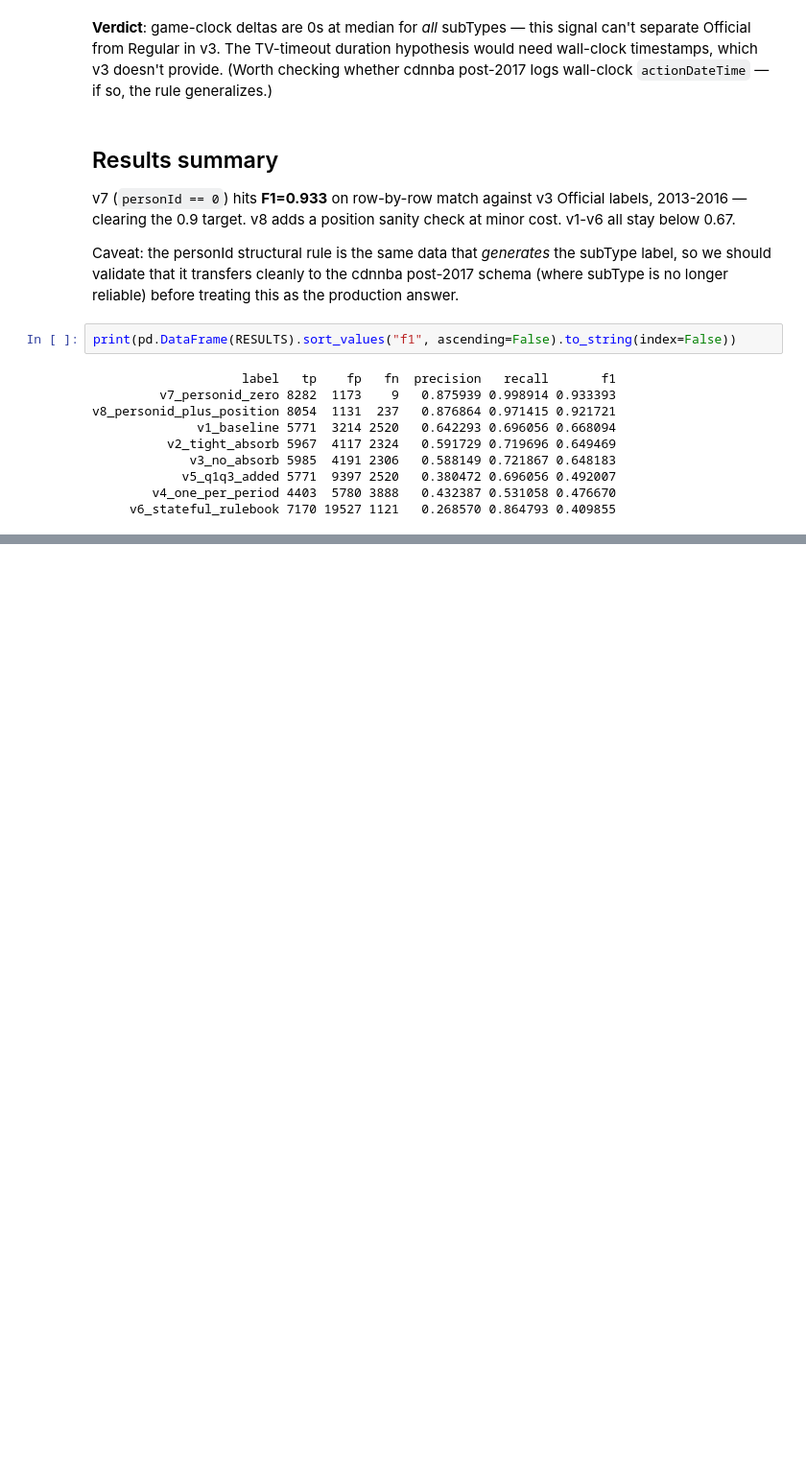
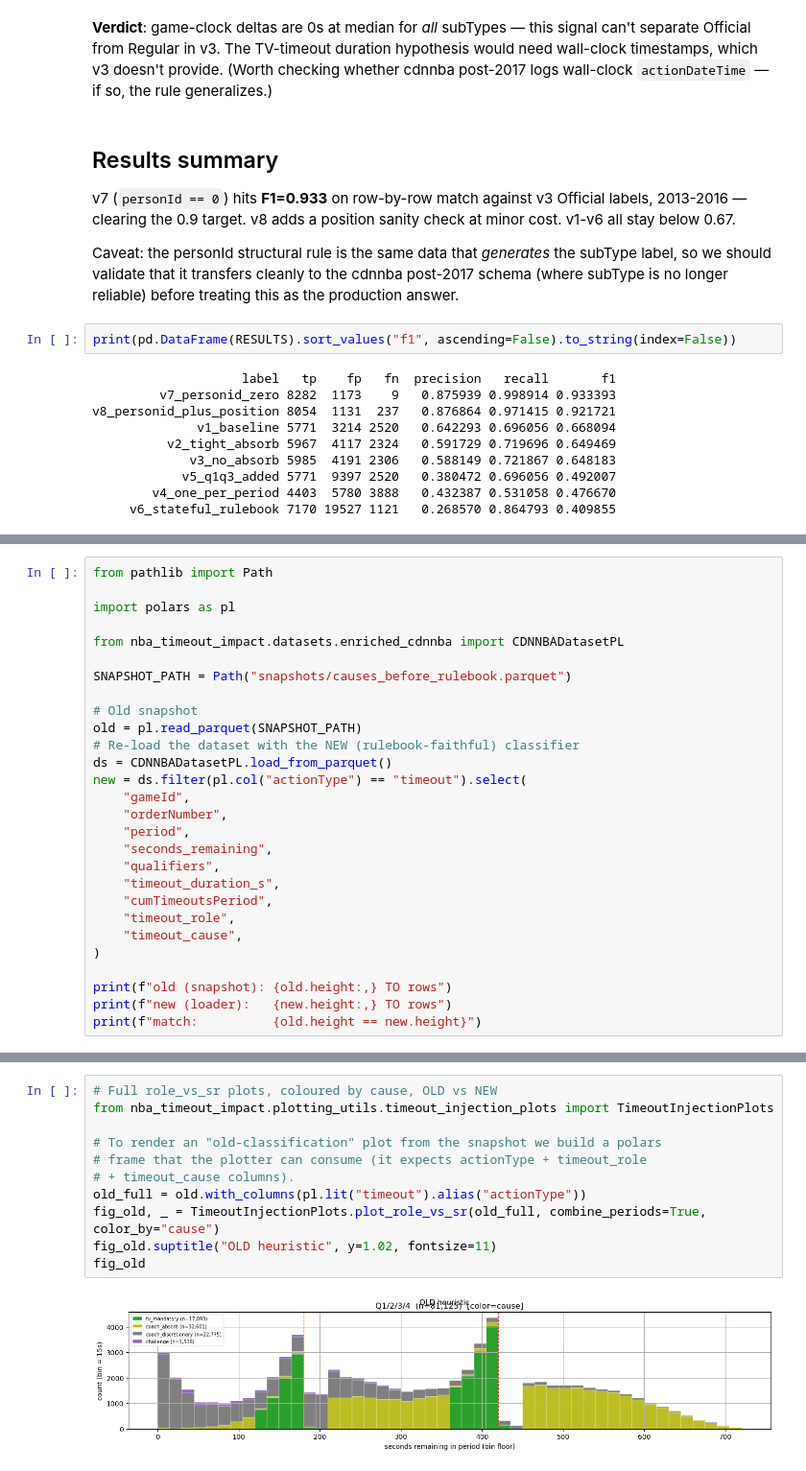
Before and after one commit to akseldkw07/NBA-Timeout-Impact, a Jupyter notebook: Notebooks/data-validation/tv-validation-injection-auto-claude.ipynb, the cells around one changed output, grey strips where cells are left out. Shown at 96% size. Drawn from its saved outputs; the diff is of its cells as text; blank space fills up the shorter version.

```diff
--- a/Notebooks/data-validation/tv-validation-injection-auto-claude.ipynb
+++ b/Notebooks/data-validation/tv-validation-injection-auto-claude.ipynb
@@ -271,0 +287,28 @@ v8_personid_plus_position 8054  1131  237   0.876864 0.971415 0.921721
+# %%
+from pathlib import Path
+
+import polars as pl
+
+from nba_timeout_impact.datasets.enriched_cdnnba import CDNNBADatasetPL
+
+SNAPSHOT_PATH = Path("snapshots/causes_before_rulebook.parquet")
+
+# Old snapshot
+old = pl.read_parquet(SNAPSHOT_PATH)
+# Re-load the dataset with the NEW (rulebook-faithful) classifier
+ds = CDNNBADatasetPL.load_from_parquet()
+new = ds.filter(pl.col("actionType") == "timeout").select(
+    "gameId",
+    "orderNumber",
+    "period",
+    "seconds_remaining",
+    "qualifiers",
+    "timeout_duration_s",
+    "cumTimeoutsPeriod",
+    "timeout_role",
+    "timeout_cause",
+)
+
+print(f"old (snapshot): {old.height:,} TO rows")
+print(f"new (loader):   {new.height:,} TO rows")
+print(f"match:          {old.height == new.height}")
@@ -271,0 +396,13 @@ v8_personid_plus_position 8054  1131  237   0.876864 0.971415 0.921721
+# %%
+# Full role_vs_sr plots, coloured by cause, OLD vs NEW
+from nba_timeout_impact.plotting_utils.timeout_injection_plots import TimeoutInjectionPlots
+
+# To render an "old-classification" plot from the snapshot we build a polars
+# frame that the plotter can consume (it expects actionType + timeout_role
+# + timeout_cause columns).
+old_full = old.with_columns(pl.lit("timeout").alias("actionType"))
+fig_old, _ = TimeoutInjectionPlots.plot_role_vs_sr(old_full, combine_periods=True, color_by="cause")
+fig_old.suptitle("OLD heuristic", y=1.02, fontsize=11)
+fig_old
+# %% [output]
+[figure, added]
```
Also changed, not shown: parts of 9 cells of this notebook, 5 other files.
